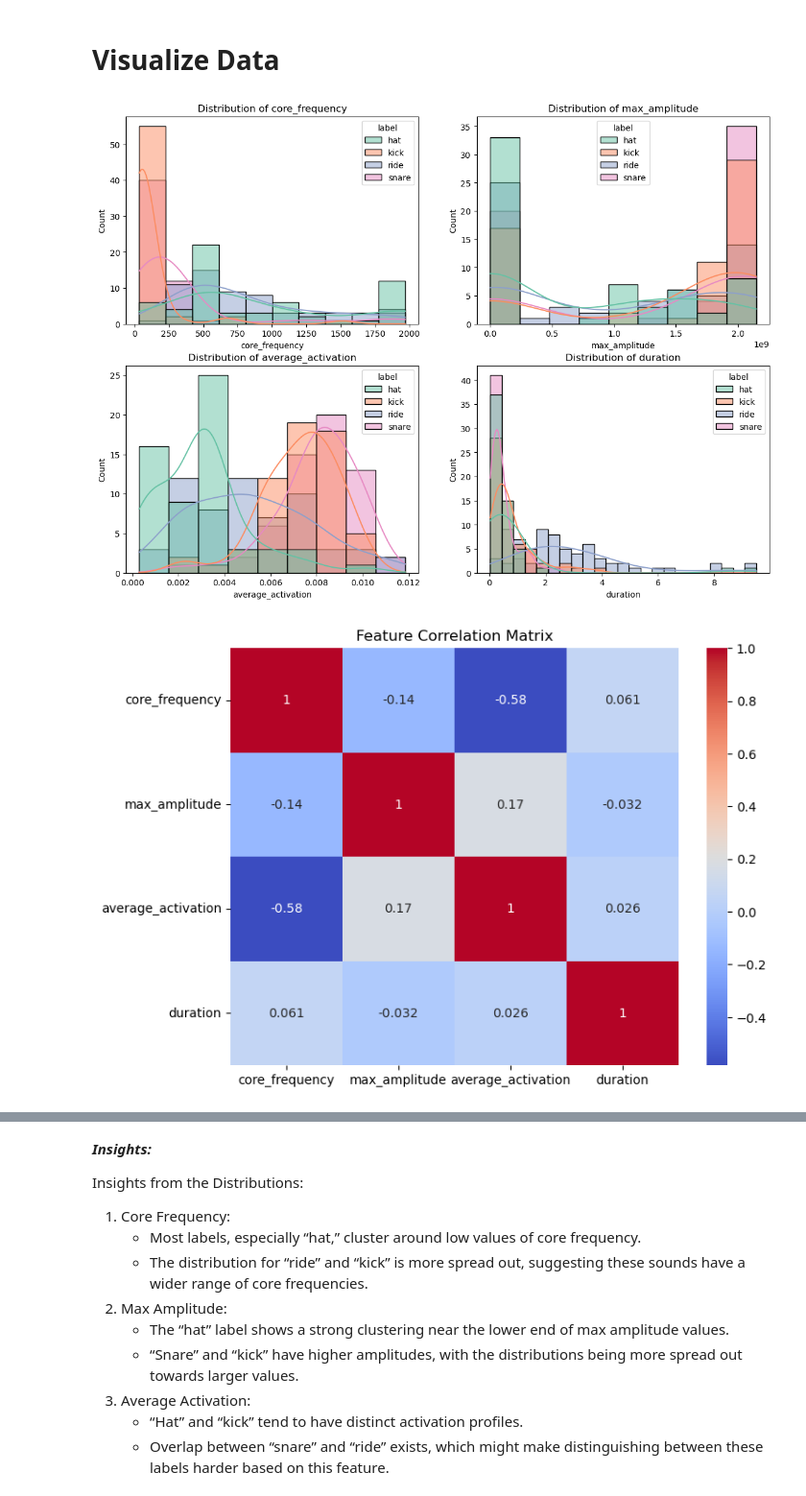
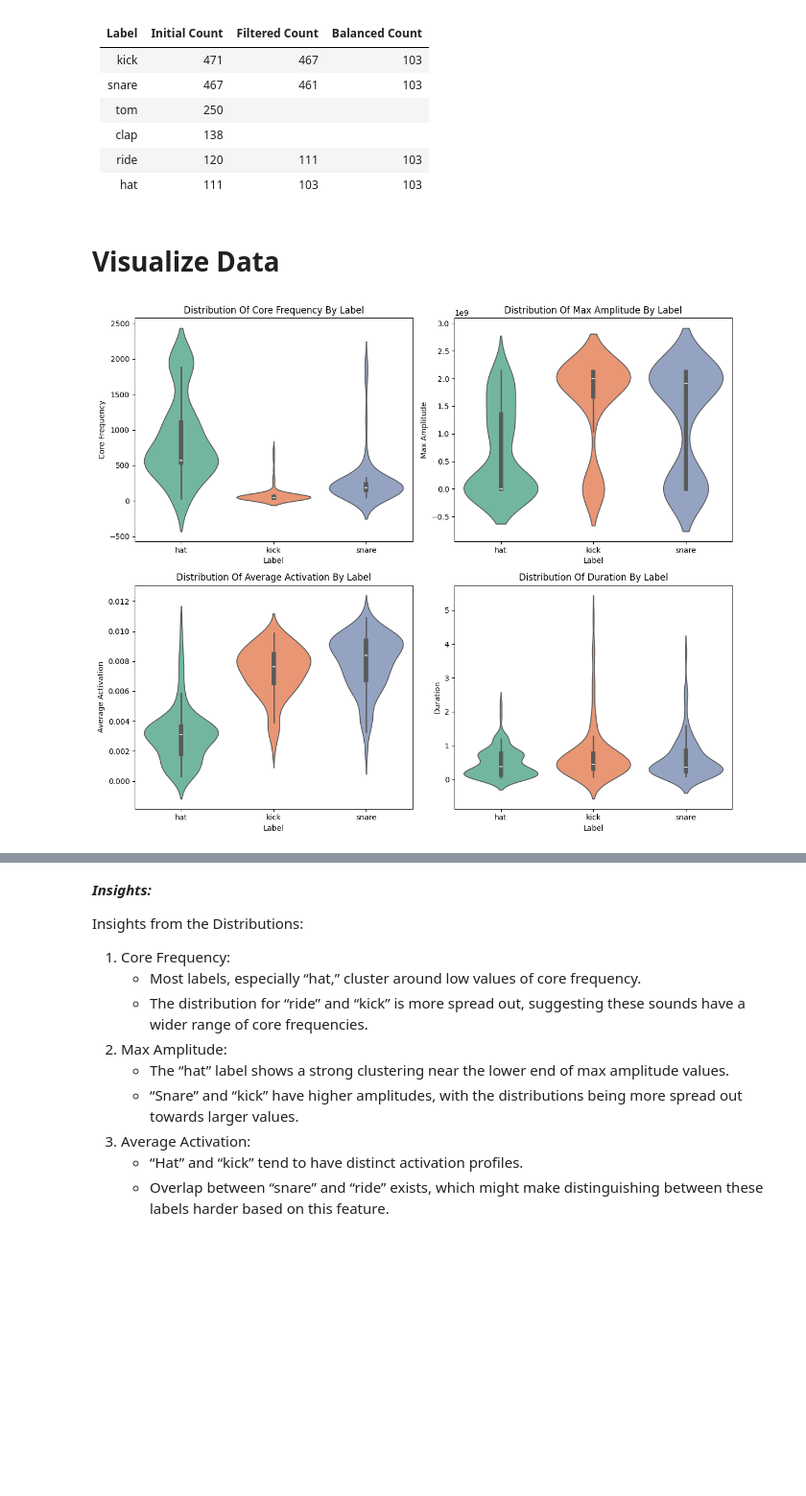
Before and after one commit to dsci445-csu/project-6, a Jupyter notebook: group_6_paper.ipynb, the cells around one changed output, grey strips where cells are left out. Shown at 96% size. Drawn from its saved outputs; the diff is of its cells as text; code cells hidden in the pictures; blank space fills up the shorter version.

```diff
--- a/group_6_paper.ipynb
+++ b/group_6_paper.ipynb
@@ -212,19 +169,15 @@ After balancing the dataset, the data looks like this:
+# %% [markdown]
+| Label  | Initial Count | Filtered Count | Balanced Count |
+|--------|---------------|----------------|----------------|
+| kick   | 471           | 467            | 103            |
+| snare  | 467           | 461            | 103            |
+| tom    | 250           |                |                |
+| clap   | 138           |                |                |
+| ride   | 120           | 111            | 103            |
+| hat    | 111           | 103            | 103            |
 # %% [markdown]
 # Visualize Data
-# %%
-data = pd.read_csv('sample_features_balanced.csv')
-# Plot feature distributions to understand their characteristics
-plt.figure(figsize=(14, 10))
-for i, column in enumerate(data.columns[:-1], 1):  # Exclude label column
-    plt.subplot(2, 2, i)
-    sns.histplot(data, x=column, hue='label', kde=True, palette='Set2')
-    plt.title(f'Distribution of {column}')
-
-# Display correlation matrix
-plt.figure(figsize=(8, 6))
-sns.heatmap(data.drop('label', axis=1).corr(), annot=True, cmap='coolwarm')
-plt.title("Feature Correlation Matrix")
-plt.show()
-# %% [output]
-[figure, removed]
-[figure, removed]
+# %%
+violin_plot(data)
+# %% [output]
+[figure, added]
```
Also changed, not shown: parts of 23 cells of this notebook, 1 other file.
